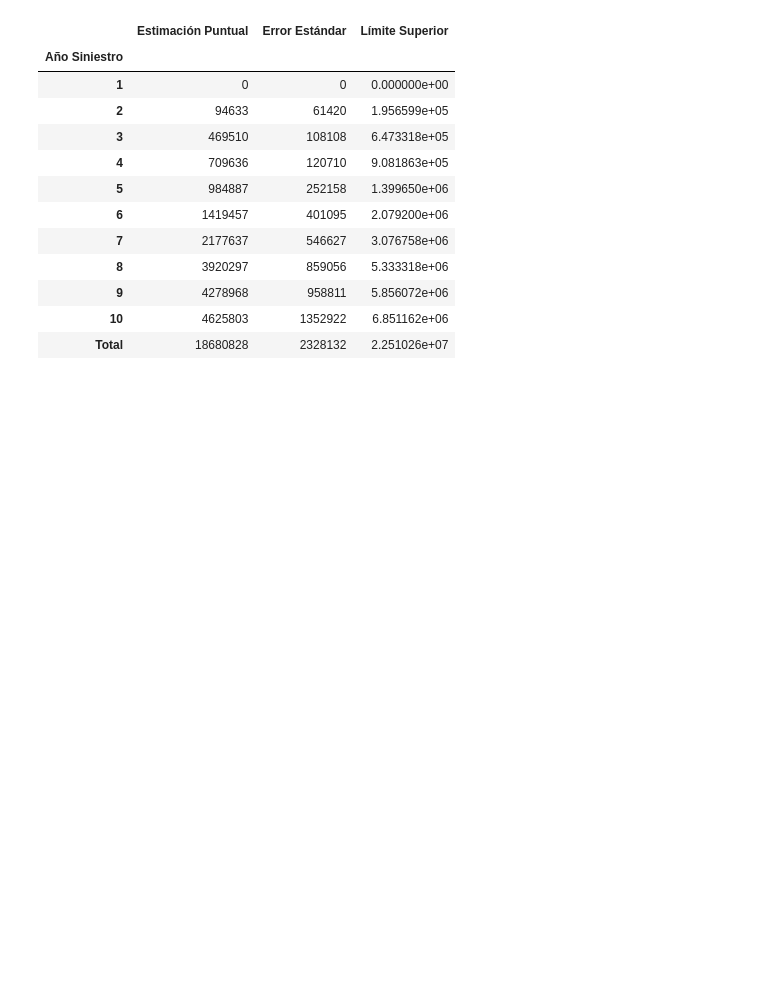
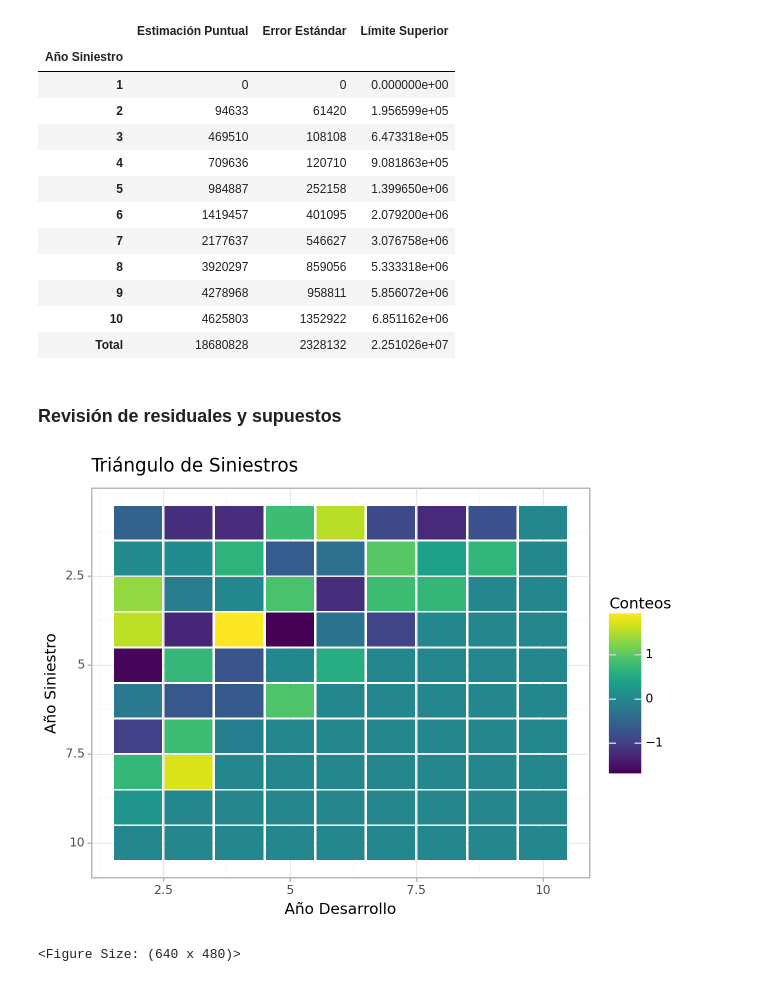
Before and after one commit to Samuel-col/IBNR-python, a Jupyter notebook: comparativa.ipynb, the cells around one changed output. Saved outputs shown, nothing was run; the diff lists cells and outputs as text; code cells hidden in the pictures; blank space fills up the shorter version.

```diff
--- a/comparativa.ipynb
+++ b/comparativa.ipynb
@@ -304,3 +318,11 @@ tr.reserva(metodo = 'Mack')
 | 9 | 4278968 | 958811 | 5.856072e+06 |
 | 10 | 4625803 | 1352922 | 6.851162e+06 |
 | Total | 18680828 | 2328132 | 2.251026e+07 |
+# %% [markdown]
+### Revisión de residuales y supuestos
+# %%
+res_tr = tr.residuales(retornar_triangulo=True) # Calcular triángulo de residuales
+res_tr.heat_plot()
+# %% [output]
+[figure, added]
+<Figure Size: (640 x 480)>
```
Also changed, not shown: parts of 10 cells of this notebook, 1 other file.
